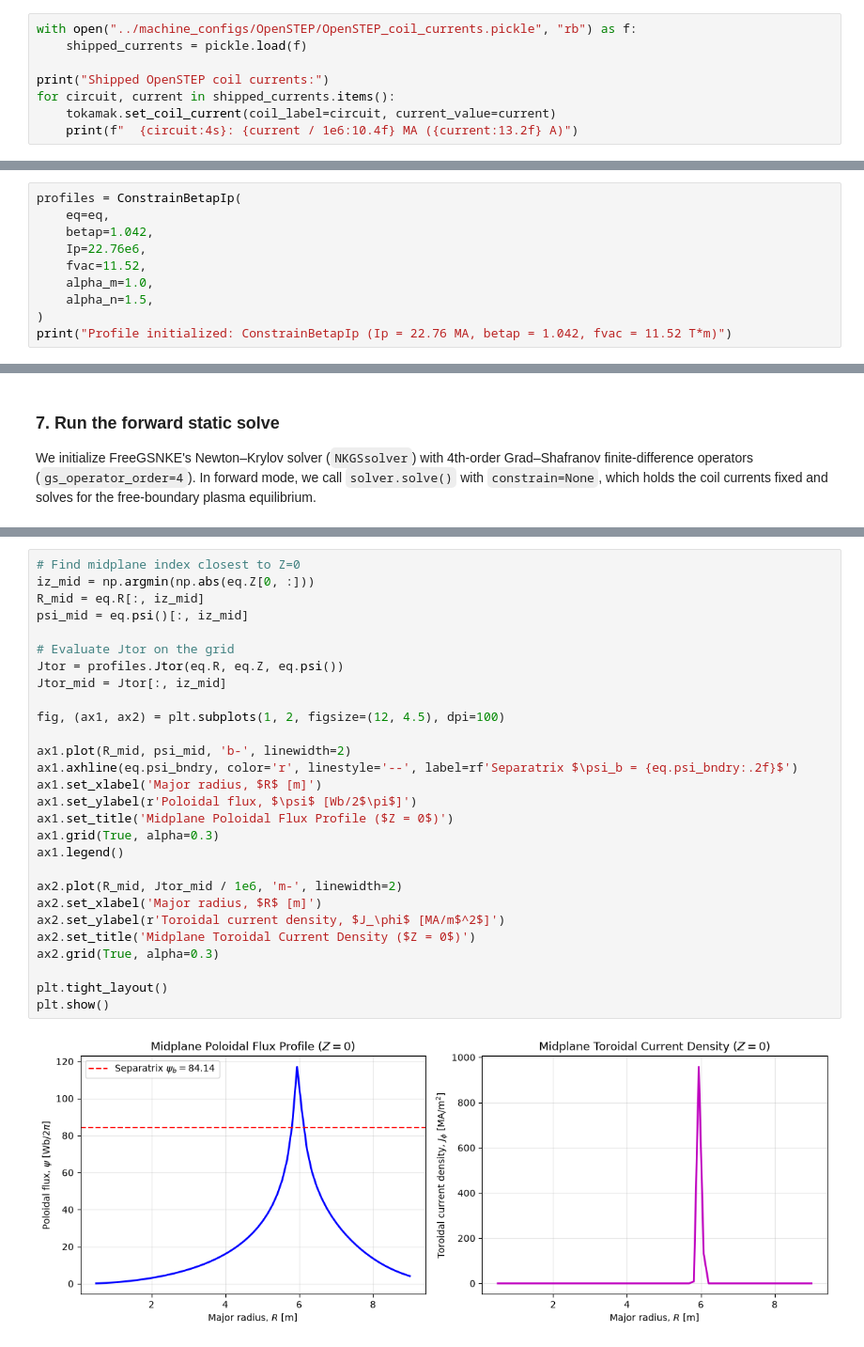
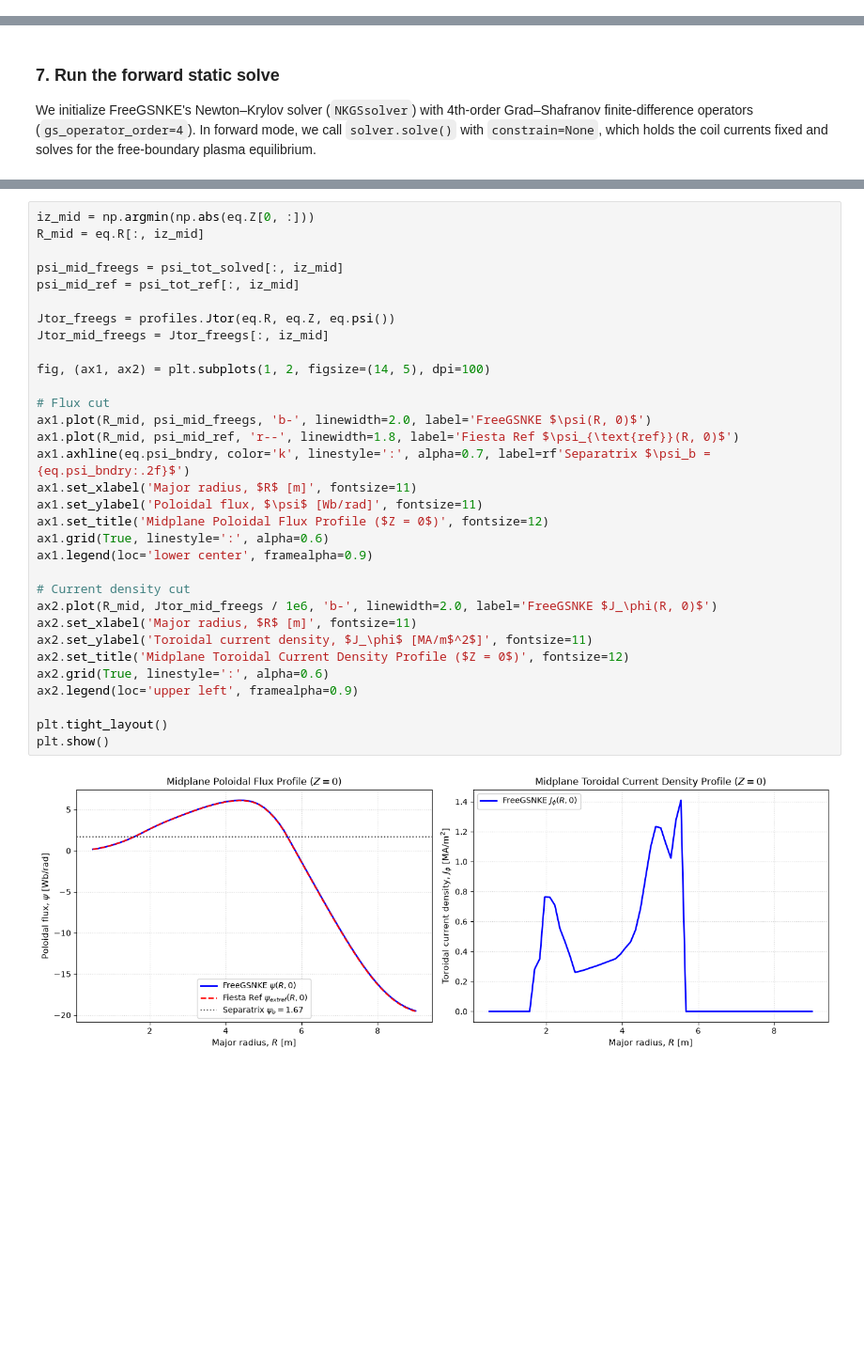
Before and after one commit to georgeholt1/freegsnke, a Jupyter notebook: examples/example07d - OpenSTEP.ipynb, the cells around one changed output, grey strips where cells are left out. Shown at 94% size. Cells and saved outputs as stored; diff of their text form; blank space fills up the shorter version.

Commit message:
Update OpenSTEP notebook to solve authentic diverted equilibrium matching reference total psi

```diff
--- a/examples/example07d - OpenSTEP.ipynb
+++ b/examples/example07d - OpenSTEP.ipynb
@@ -83,8 +109,0 @@ OpenSTEP ships reference coil currents corresponding to the equilibrium in the f
-# %%
-with open("../machine_configs/OpenSTEP/OpenSTEP_coil_currents.pickle", "rb") as f:
-    shipped_currents = pickle.load(f)
-
-print("Shipped OpenSTEP coil currents:")
-for circuit, current in shipped_currents.items():
-    tokamak.set_coil_current(coil_label=circuit, current_value=current)
-    print(f"  {circuit:4s}: {current / 1e6:10.4f} MA ({current:13.2f} A)")
@@ -125,10 +178,0 @@ We configure the plasma profile using the `ConstrainBetapIp` profile constraint:
-# %%
-profiles = ConstrainBetapIp(
-    eq=eq,
-    betap=1.042,
-    Ip=22.76e6,
-    fvac=11.52,
-    alpha_m=1.0,
-    alpha_n=1.5,
-)
-print("Profile initialized: ConstrainBetapIp (Ip = 22.76 MA, betap = 1.042, fvac = 11.52 T*m)")
@@ -219,30 +335,34 @@ Below we plot the poloidal magnetic flux $\psi$ and toroidal current density $J_
 # %%
-# Find midplane index closest to Z=0
 iz_mid = np.argmin(np.abs(eq.Z[0, :]))
 R_mid = eq.R[:, iz_mid]
-psi_mid = eq.psi()[:, iz_mid]
 
-# Evaluate Jtor on the grid
-Jtor = profiles.Jtor(eq.R, eq.Z, eq.psi())
-Jtor_mid = Jtor[:, iz_mid]
+psi_mid_freegs = psi_tot_solved[:, iz_mid]
+psi_mid_ref = psi_tot_ref[:, iz_mid]
 
-fig, (ax1, ax2) = plt.subplots(1, 2, figsize=(12, 4.5), dpi=100)
+Jtor_freegs = profiles.Jtor(eq.R, eq.Z, eq.psi())
+Jtor_mid_freegs = Jtor_freegs[:, iz_mid]
 
-ax1.plot(R_mid, psi_mid, 'b-', linewidth=2)
-ax1.axhline(eq.psi_bndry, color='r', linestyle='--', label=rf'Separatrix $\psi_b = {eq.psi_bndry:.2f}$')
-ax1.set_xlabel('Major radius, $R$ [m]')
-ax1.set_ylabel(r'Poloidal flux, $\psi$ [Wb/2$\pi$]')
-ax1.set_title('Midplane Poloidal Flux Profile ($Z = 0$)')
-ax1.grid(True, alpha=0.3)
-ax1.legend()
+fig, (ax1, ax2) = plt.subplots(1, 2, figsize=(14, 5), dpi=100)
 
-ax2.plot(R_mid, Jtor_mid / 1e6, 'm-', linewidth=2)
-ax2.set_xlabel('Major radius, $R$ [m]')
-ax2.set_ylabel(r'Toroidal current density, $J_\phi$ [MA/m$^2$]')
-ax2.set_title('Midplane Toroidal Current Density ($Z = 0$)')
-ax2.grid(True, alpha=0.3)
+# Flux cut
+ax1.plot(R_mid, psi_mid_freegs, 'b-', linewidth=2.0, label='FreeGSNKE $\psi(R, 0)$')
+ax1.plot(R_mid, psi_mid_ref, 'r--', linewidth=1.8, label='Fiesta Ref $\psi_{\text{ref}}(R, 0)$')
+ax1.axhline(eq.psi_bndry, color='k', linestyle=':', alpha=0.7, label=rf'Separatrix $\psi_b = {eq.psi_bndry:.2f}$')
+ax1.set_xlabel('Major radius, $R$ [m]', fontsize=11)
+ax1.set_ylabel('Poloidal flux, $\psi$ [Wb/rad]', fontsize=11)
+ax1.set_title('Midplane Poloidal Flux Profile ($Z = 0$)', fontsize=12)
+ax1.grid(True, linestyle=':', alpha=0.6)
+ax1.legend(loc='lower center', framealpha=0.9)
+
+# Current density cut
+ax2.plot(R_mid, Jtor_mid_freegs / 1e6, 'b-', linewidth=2.0, label='FreeGSNKE $J_\phi(R, 0)$')
+ax2.set_xlabel('Major radius, $R$ [m]', fontsize=11)
+ax2.set_ylabel('Toroidal current density, $J_\phi$ [MA/m$^2$]', fontsize=11)
+ax2.set_title('Midplane Toroidal Current Density Profile ($Z = 0$)', fontsize=12)
+ax2.grid(True, linestyle=':', alpha=0.6)
+ax2.legend(loc='upper left', framealpha=0.9)
 
 plt.tight_layout()
 plt.show()
 # %% [output]
-[figure, old version]
+[figure, new version]
```
Also changed, not shown: parts of 29 cells of this notebook.
